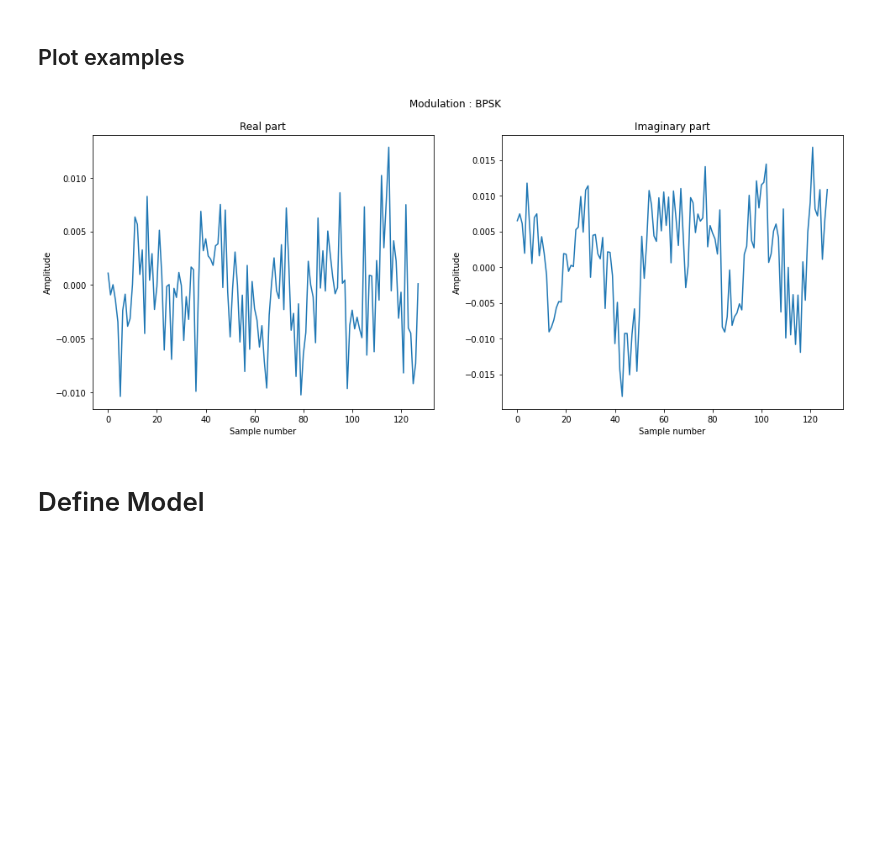
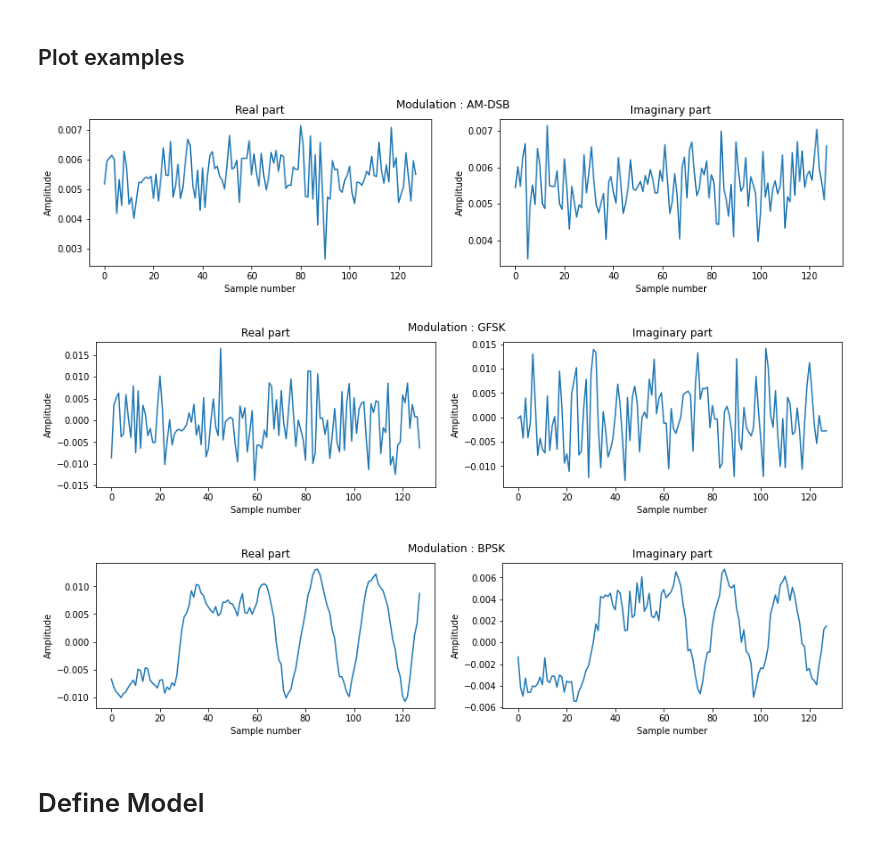
Before and after one commit to YairYarden/DeepCascadingAMC, a Jupyter notebook: DeepCascadingAMC.ipynb, the cells around one changed output. Cells and saved outputs as stored; diff of their text form; code cells hidden in the pictures; blank space fills up the shorter version.

Commit message:
Add option to plot several examples at once

```diff
--- a/DeepCascadingAMC.ipynb
+++ b/DeepCascadingAMC.ipynb
@@ -115,33 +115,37 @@ print('Test Labels shape :', Y_test.shape)
 # %%
 def plot_one_example(signal, label=''):
   # Plot one example
   t = np.linspace(0, 127, 128)
   real_part = signal[0,:]
   imag_part = signal[1,:]
 
-  plt.figure(figsize=(16, 6))
+  plt.figure(figsize=(15, 3))
 
   plt.subplot(121)
-  plt.plot(t, real_part)
-  plt.xlabel('Sample number')
-  plt.ylabel('Amplitude')
-  plt.title('Real part')
+  plt.plot(t, real_part), plt.xlabel('Sample number'), plt.ylabel('Amplitude'), plt.title('Real part')
 
   plt.subplot(122)
-  plt.plot(t, imag_part)
-  plt.xlabel('Sample number')
-  plt.ylabel('Amplitude')
-  plt.title('Imaginary part')
+  plt.plot(t, imag_part), plt.xlabel('Sample number'), plt.ylabel('Amplitude'), plt.title('Imaginary part')
 
   plt.suptitle('Modulation : ' + label)
   plt.show()
 
-example_number = random.randint(0,n_train-1)
-train_example = X_train[example_number,:,:]
-label_example = Y_train[example_number]
-mod_label = mods[convert_one_hot_to_index(label_example)]
-plot_one_example(train_example, mod_label)
+def plot_few_examples(signals, labels):
+  t = np.linspace(0, 127, 128)
+  num_examples = signals.shape[0]
+  for i in range(num_examples):
+      plot_one_example(signals[i,:,:],labels[i])
+
+num_examples = 3
+examples_number_vec = random.sample(range(0, int(n_train-1)), num_examples)
+train_examples = X_train[examples_number_vec,:,:]
+label_examples = Y_train[examples_number_vec]
+label_examples = np.argmax(label_examples, axis=1)
+mod_labels = [ mods[i] for i in label_examples]
+plot_few_examples(train_examples, mod_labels)
 # %% [output]
-[figure, old version]
+[figure, new version]
+[figure, added]
+[figure, added]
 # %% [markdown]
 # Define Model
```
